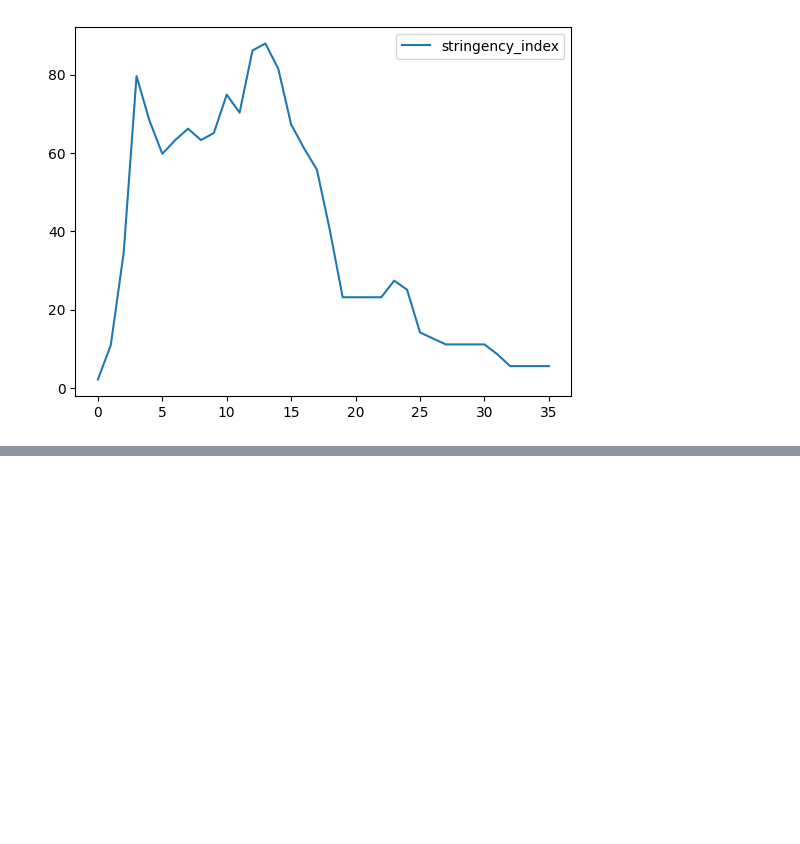
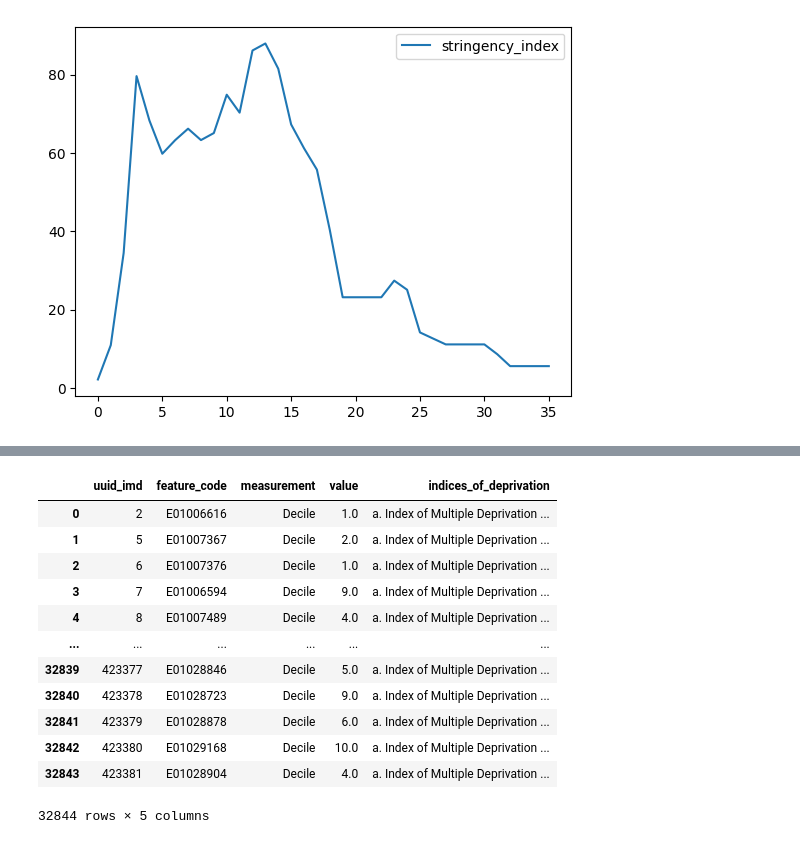
Before and after one commit to MilesDidden/Multi.-CBL-Group-04, a Jupyter notebook: Exploring_data_Miles.ipynb, the cells around one changed output, grey strips where cells are left out. Saved outputs shown, nothing was run; the diff lists cells and outputs as text; code cells hidden in the pictures; blank space fills up the shorter version.

```diff
--- a/Exploring_data_Miles.ipynb
+++ b/Exploring_data_Miles.ipynb
@@ -257,0 +346,17 @@ len(temp)
+# %%
+imd_data
+# value
+# %% [output]
+|  | uuid_imd | feature_code | measurement | value | indices_of_deprivation |
+| 0 | 2 | E01006616 | Decile | 1.0 | a. Index of Multiple Deprivation ... |
+| 1 | 5 | E01007367 | Decile | 2.0 | a. Index of Multiple Deprivation ... |
+| 2 | 6 | E01007376 | Decile | 1.0 | a. Index of Multiple Deprivation ... |
+| 3 | 7 | E01006594 | Decile | 9.0 | a. Index of Multiple Deprivation ... |
+| 4 | 8 | E01007489 | Decile | 4.0 | a. Index of Multiple Deprivation ... |
+| ... | ... | ... | ... | ... | ... |
+| 32839 | 423377 | E01028846 | Decile | 5.0 | a. Index of Multiple Deprivation ... |
+| 32840 | 423378 | E01028723 | Decile | 9.0 | a. Index of Multiple Deprivation ... |
+| 32841 | 423379 | E01028878 | Decile | 6.0 | a. Index of Multiple Deprivation ... |
+| 32842 | 423380 | E01029168 | Decile | 10.0 | a. Index of Multiple Deprivation ... |
+| 32843 | 423381 | E01028904 | Decile | 4.0 | a. Index of Multiple Deprivation ... |
+32844 rows × 5 columns
```
Also changed, not shown: parts of 8 cells of this notebook, 3 other files.
